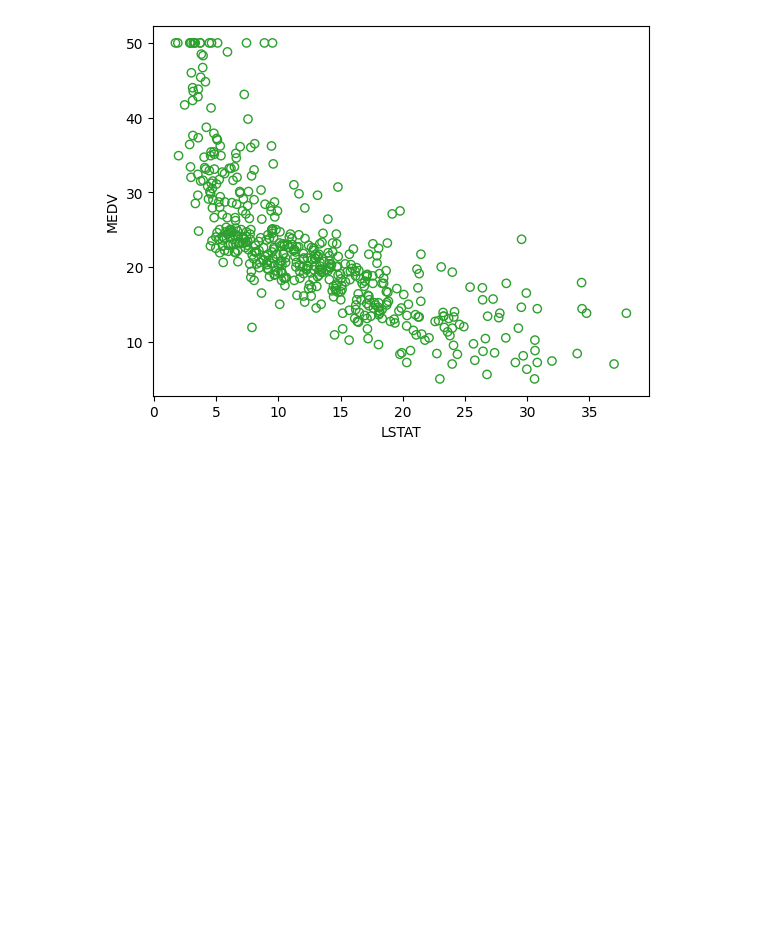
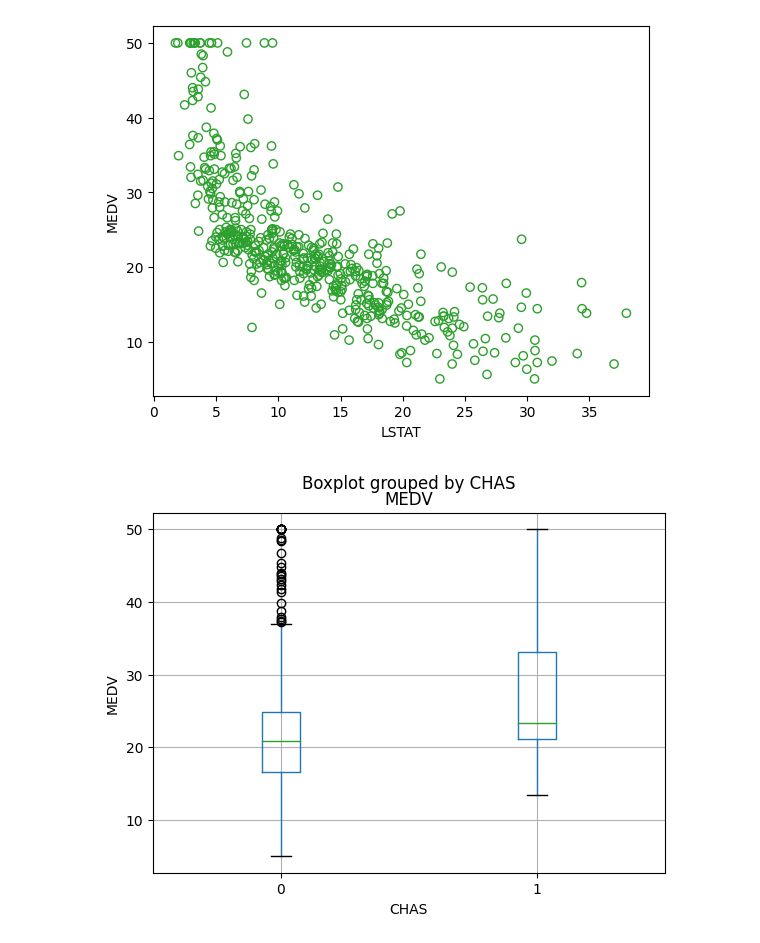
Before and after one commit to brandon-setegn/data-mining-business-analytics, a Jupyter notebook: Chapter3_Data_Visualization.ipynb, the cells around one changed output. Drawn from its saved outputs; the diff is of its cells as text; code cells hidden in the pictures; blank space fills up the shorter version.

```diff
--- a/Chapter3_Data_Visualization.ipynb
+++ b/Chapter3_Data_Visualization.ipynb
@@ -108,3 +108,11 @@ plt.ylabel('MEDV')
 plt.show()
 # %% [output]
 [figure]
+# %%
+# Box Plot
+ax = housing_df.boxplot(column='MEDV', by='CHAS')
+ax.set_xlabel('CHAS')
+ax.set_ylabel('MEDV')
+plt.show()
+# %% [output]
+[figure, added]
```
